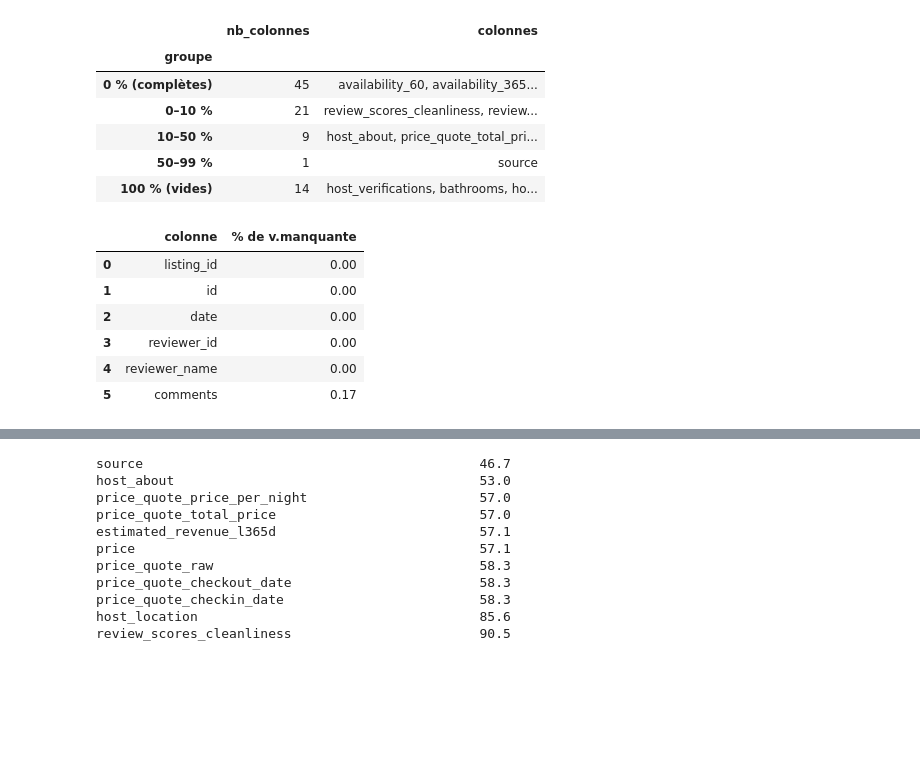
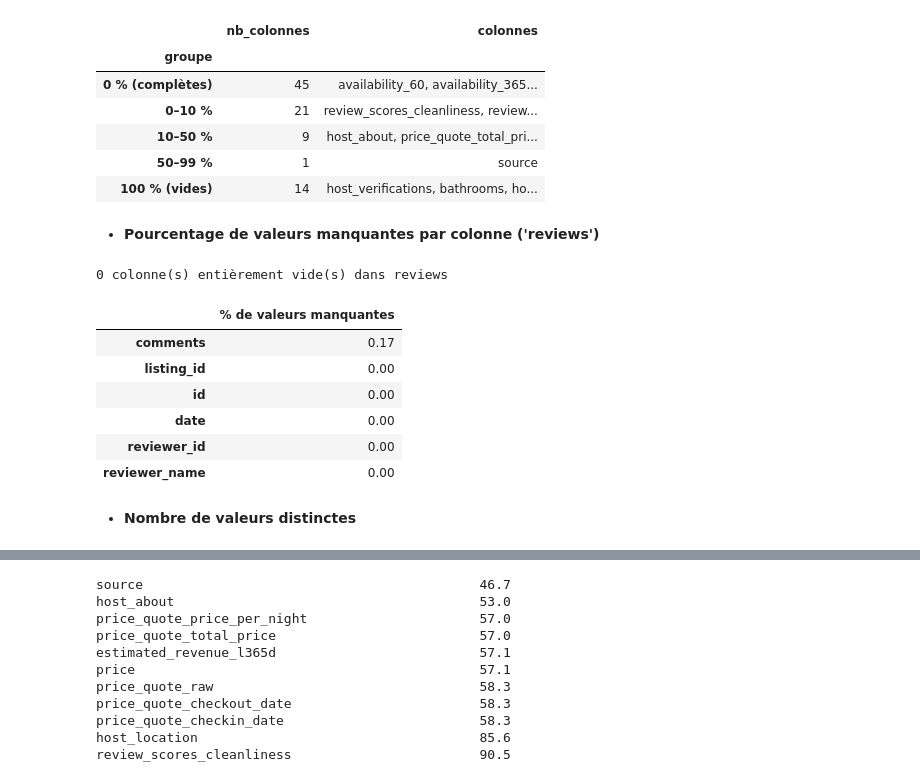
Before and after one commit to LucasLegendre/Projet-airbnb-amsterdam, a Jupyter notebook: Notebook_A-nettoyage_2611.ipynb, the cells around one changed output, grey strips where cells are left out. Saved outputs shown, nothing was run; the diff lists cells and outputs as text; code cells hidden in the pictures; blank space fills up the shorter version.

```diff
--- a/airbnb_amsterdam_nettoyage_w_dictionary.ipynb
+++ b/Notebook_A-nettoyage_2611.ipynb
@@ -89,22 +114,27 @@ with pd.option_context('display.max_colwidth', None):
 | 10–50 % | 9 | host_about, price_quote_total_pri... |
 | 50–99 % | 1 | source |
 | 100 % (vides) | 14 | host_verifications, bathrooms, ho... |
+# %% [markdown]
+- **Pourcentage de valeurs manquantes par colonne ('reviews')**
 # %%
-# % valeurs manquantes reviews
+# % de valeurs manquantes par colonne, arrondi à 0,01, trié du plus grand au plus petit
+valeurs_manquantesR = (reviews.isna().mean() * 100).round(2).sort_values(ascending=False)
 
+# Nombre de colonnes entièrement vides (100 % de NaN)
+n_empty = reviews.isna().all().sum()
+print(f"{n_empty} colonne(s) entièrement vide(s) dans reviews\n")
 
-valeurs_manquantesR=(reviews.isna().mean() * 100).round(2).sort_values(ascending=False)
-valeurs_manquantesR.to_string()
-n_empty=reviews.isna().all().sum()
-
-display(pd.DataFrame({"colonne": (reviews.isna().mean() * 100).round(2).index,
-                      "% de v.manquante": (reviews.isna().mean() * 100).round(2).values}))
+# Tableau : une ligne par colonne avec son % de valeurs manquantes
+display(valeurs_manquantesR.to_frame('% de valeurs manquantes'))
 # %% [output]
+0 colonne(s) entièrement vide(s) dans reviews
-|  | colonne | % de v.manquante |
-| 0 | listing_id | 0.00 |
-| 1 | id | 0.00 |
-| 2 | date | 0.00 |
-| 3 | reviewer_id | 0.00 |
-| 4 | reviewer_name | 0.00 |
-| 5 | comments | 0.17 |
+|  | % de valeurs manquantes |
+| comments | 0.17 |
+| listing_id | 0.00 |
+| id | 0.00 |
+| date | 0.00 |
+| reviewer_id | 0.00 |
+| reviewer_name | 0.00 |
+# %% [markdown]
+- **Nombre de valeurs distinctes**
 # %%
```
Also changed, not shown: parts of 71 cells of this notebook, 7 other files.
